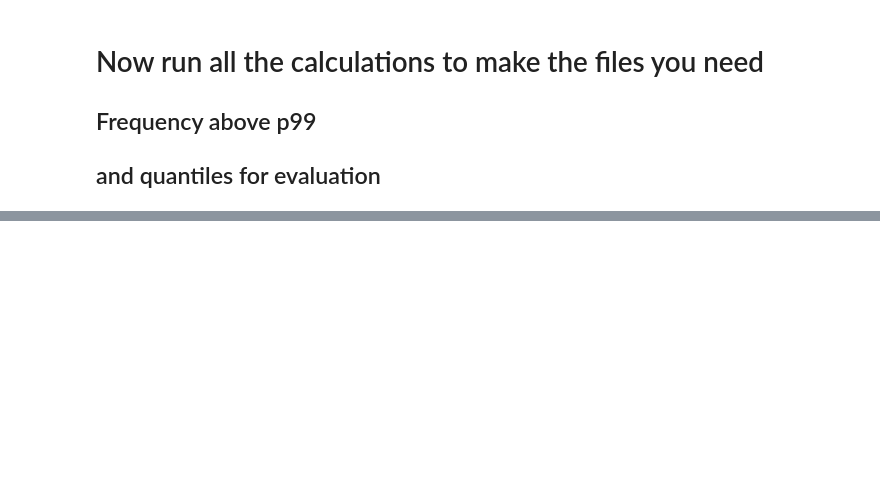
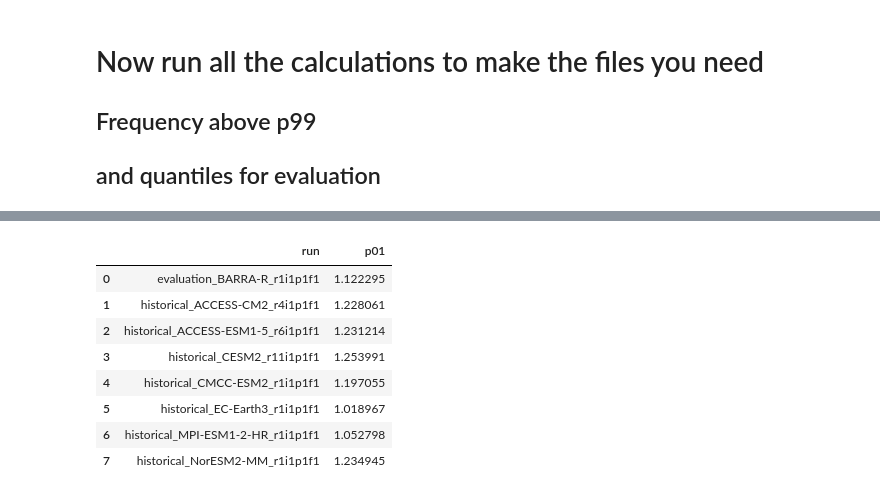
Before and after one commit to lettysolly/CAT_turbulence, a Jupyter notebook: streamlined_turbulence_code.ipynb, the cells around one changed output, grey strips where cells are left out. Drawn from its saved outputs; the diff is of its cells as text; code cells hidden in the pictures; blank space fills up the shorter version.

Commit message:
25June added index calcs, changed some plot layouts, new notebook for looking into evaluation and model discrepancies

```diff
--- a/streamlined_turbulence_code.ipynb
+++ b/streamlined_turbulence_code.ipynb
@@ -40,7 +40,7 @@ from dask.distributed import Client
 # %%
 # once you have adjusted this cell. All following cells should run smoothly
 # ensure you have requested lots of memory. It has been set up for are.nci.org.au 28 Cores with 126G memory
-turbulence_index = "TI1"
+turbulence_index = "TI2"
 
 P=250
 p=P
@@ -62,7 +62,7 @@ step_size=  0.1545
 # ds
 # %%
 ds_target = xr.open_dataset(
-    f"/g/data/py18/BARPA/output/CMIP6/DD/AUS-15/BOM/ACCESS-CM2/historical/r4i1p1f1/BARPA-R/v1-r1/6hr/ua{P}/v20231001/\
+    f"/g/data/py18/BARPA/output-CMIP6/DD/AUS-15/BOM/ACCESS-CM2/historical/r4i1p1f1/BARPA-R/v1-r1/6hr/ua{P}/v20231001/\
 ua{P}_AUS-15_ACCESS-CM2_historical_r4i1p1f1_BOM_BARPA-R_v1-r1_6hr_196001-196012.nc")\
 .drop_vars("pressure").chunk({"time":120, "lat":-1, "lon":-1})
 # %%
@@ -343,9 +397,9 @@ for run in dict_model_index[scenario]:
 
     p99_file = f"/scratch/v46/ls7238/CAT_turbulence/{turbulence_index}/{P}hPa/freq-above-p99/{turbulence_index}-{P}hPa-monthly-freq-above-p99_AUS-15_{run}_BOM_BARPA-R_v1-r1_6hr.nc"
     percentile_file = f"/scratch/v46/ls7238/CAT_turbulence/{turbulence_index}/{P}hPa/percentiles/{turbulence_index}-{P}hPa-monthly-percentiles_AUS-15_{run}_BOM_BARPA-R_v1-r1_6hr.nc"
-    # if os.path.exists(p99_file) and os.path.exists(percentile_file):
-    #     print(f"Files '{p99_file} and {percentile_file}' already exist.")
-    #     continue
+    if os.path.exists(p99_file) and os.path.exists(percentile_file):
+        print(f"Files '{p99_file} and {percentile_file}' already exist.")
+        continue
 
     with dask.config.set({
         "distributed.scheduler.locks.lease-timeout": "300s",
@@ -354,6 +408,7 @@ for run in dict_model_index[scenario]:
 
         # with Client(threads_per_worker=2, n_workers=1) as client:
         with Client(threads_per_worker=2, n_workers=1,  processes=True) as client:
+            print(client.dashboard_link)
             delayed_list=[]
             for year in baseline_time_range:
                 os.makedirs(f"/scratch/v46/ls7238/CAT_turbulence/TMP_{turbulence_index}", exist_ok=True)
@@ -567,10 +690,12 @@ if turbulence_index == "TI1":
         for scenario in [ "evaluation",]:
             run_p99freq_and_quantiles(scenario, chunks={"time":240, "lat":-1, "lon":-1})
 else:
-    with Client(threads_per_worker=4, n_workers=2) as client:
+    with Client(threads_per_worker=20, n_workers=1) as client:
+        print(client.dashboard_link)
         for scenario in [ "historical", "future",]:
             run_p99freq_and_quantiles(scenario)
 
-    with Client(threads_per_worker=4, n_workers=1) as client:
+    with Client(threads_per_worker=20, n_workers=1) as client:
+        print(client.dashboard_link)
         for scenario in [ "evaluation",]:
             run_p99freq_and_quantiles(scenario)
@@ -576,0 +792,40 @@ else:
+# %%
+VARU = "wnd_ucmp"
+VARV = "wnd_vcmp"
+VART = "air_temp"
+VARZ = "geop_ht"
+
+
+barra_vars = {"wnd_ucmp":"ua", "wnd_vcmp": "va", "air_temp":"ta", "geop_ht":"zg"}
+
+# start and end for BARRA-R specifically
+lat_min, lat_max, lon_min, lon_max = (ds_target["lat"].values[0], ds_target["lat"].values[-1],
+                                      ds_target["lon"].values[0], ds_target["lon"].values[-1])
+regridder=None
+
+def _preprocess(ds, q=[0.01]):
+    return ds.sel(lat=mid_lat_slice, lon=lon_slice).chunk({"time":-1, "lat":-1, "lon":-1}).quantile(q, dim=["time", "lat", "lon"])
+
+
+# Step 2: compute p01 for each model and build table
+rows = [{"run": "evaluation_BARRA-R_r1i1p1f1", "p01": 1.12229489}]
+
+for run in list_historical:
+    experiment_id, source_id, member_id = run.split("_")
+    filelist = [f"/scratch/v46/ls7238/CAT_turbulence/TMP_{turbulence_index}/TMP_{turbulence_index}-{P}hPa_AUS-15_{source_id}_{experiment_id}_{member_id}_BOM_BARPA-R_v1-r1_6hr_{year}.nc"
+                for year in short_time_range]
+    ds = xr.open_mfdataset(filelist, decode_times=True, preprocess=_preprocess, combine="nested", concat_dim="time")
+    val = float(ds.mean("time")[turbulence_index].values)
+    rows.append({"run": run, "p01": val})
+
+pd.DataFrame(rows)
+# %% [output]
+|  | run | p01 |
+| 0 | evaluation_BARRA-R_r1i1p1f1 | 1.122295 |
+| 1 | historical_ACCESS-CM2_r4i1p1f1 | 1.228061 |
+| 2 | historical_ACCESS-ESM1-5_r6i1p1f1 | 1.231214 |
+| 3 | historical_CESM2_r11i1p1f1 | 1.253991 |
+| 4 | historical_CMCC-ESM2_r1i1p1f1 | 1.197055 |
+| 5 | historical_EC-Earth3_r1i1p1f1 | 1.018967 |
+| 6 | historical_MPI-ESM1-2-HR_r1i1p1f1 | 1.052798 |
+| 7 | historical_NorESM2-MM_r1i1p1f1 | 1.234945 |
```
Also changed, not shown: parts of 13 cells of this notebook, 5 other files.
